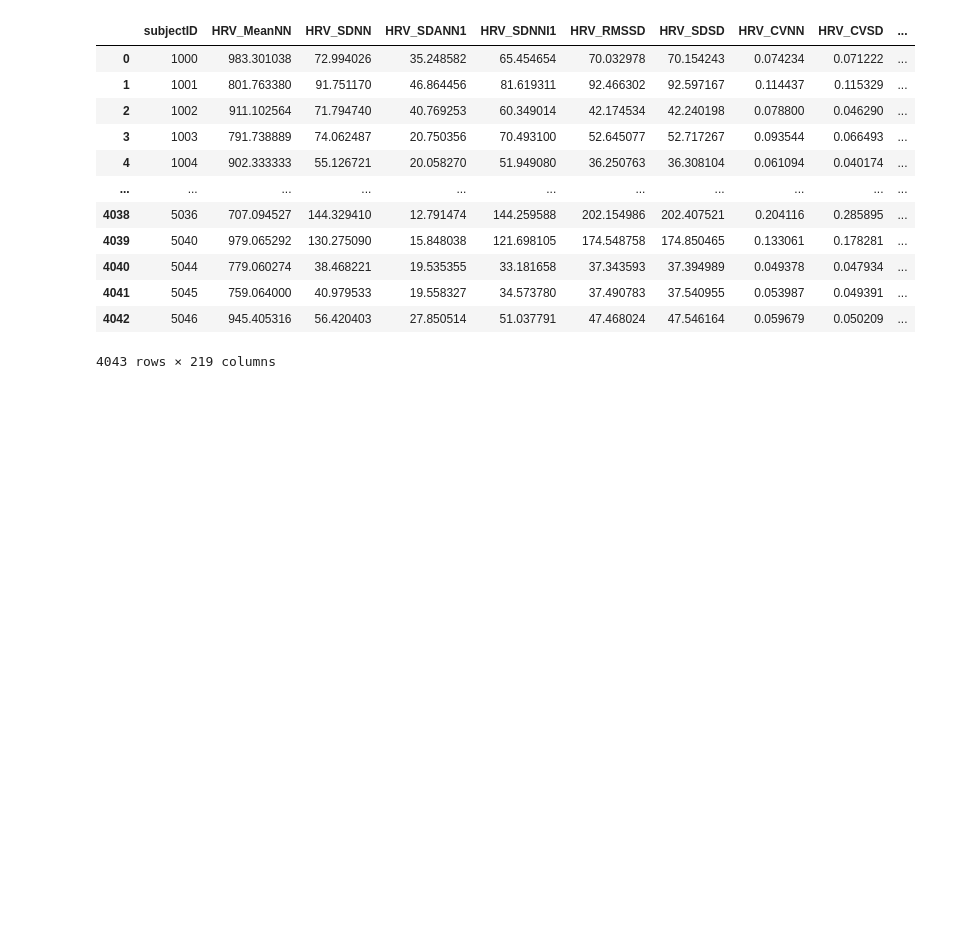
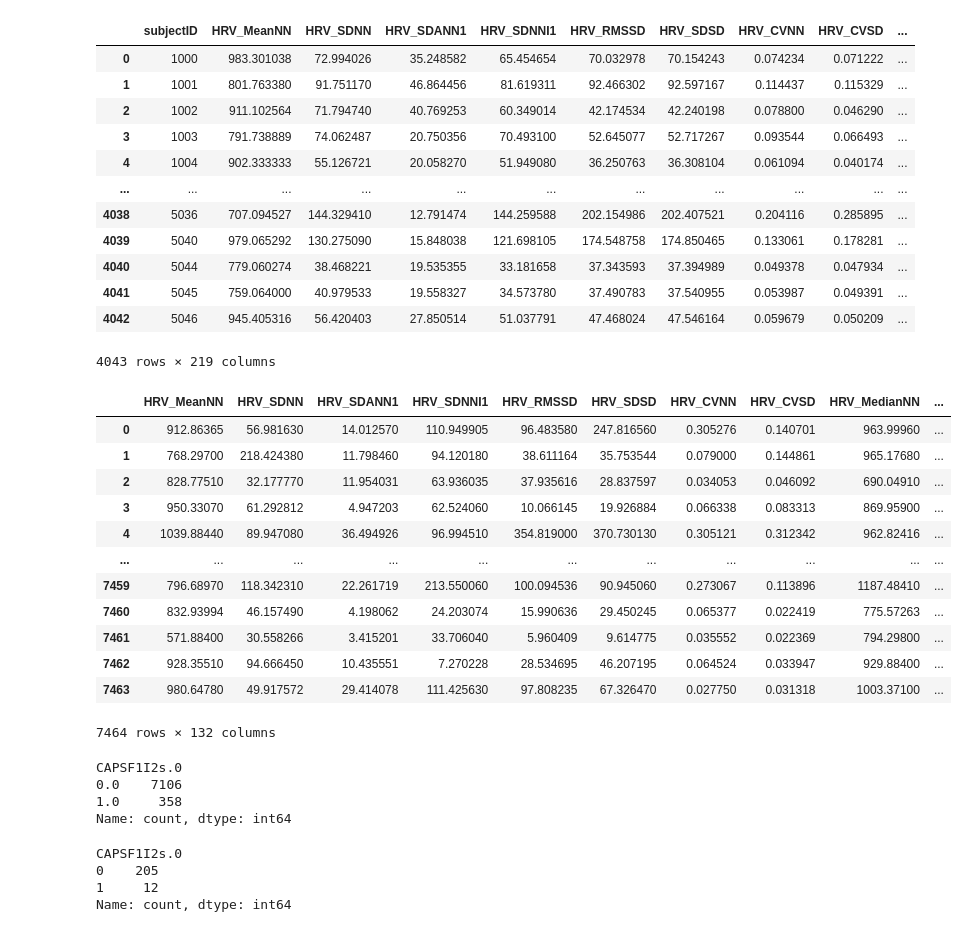
Before and after one commit to Yogesh914/ml_mrs, a Jupyter notebook: data_analysis.ipynb, the cells around one changed output. Drawn from its saved outputs; the diff is of its cells as text; code cells hidden in the pictures; blank space fills up the shorter version.

```diff
--- a/data_analysis.ipynb
+++ b/data_analysis.ipynb
@@ -412,3 +444,48 @@ data_dict_post['merged_df'] = df_both
 
 with open('./data/both_deployment_data.pkl', 'wb') as f:
     pickle.dump(data_dict_post, f)
+# %%
+import pandas as pd
+
+train = pd.read_csv('train.csv')
+test = pd.read_csv('test.csv')
+# %%
+sample_df_0 = pd.read_csv('samples_0.csv')
+sample_df_1 = pd.read_csv('samples_1.csv')
+sample_df_2 = pd.read_csv('samples_2.csv')
+sample_df_3 = pd.read_csv('samples_3.csv')
+sample_df_4 = pd.read_csv('samples_4.csv')
+sample_df_5 = pd.read_csv('samples_5.csv')
+sample_df_6 = pd.read_csv('samples_6.csv')
+sample_df_7 = pd.read_csv('samples_7.csv')
+sample_df_8 = pd.read_csv('samples_8.csv')
+sample_df_9 = pd.read_csv('samples_9.csv')
+sample_df_10 = pd.read_csv('samples_10.csv')
+
+
+
+all_train = pd.concat([sample_df_0, sample_df_1, sample_df_2, sample_df_3, sample_df_4, sample_df_5, sample_df_6, sample_df_7, sample_df_8, sample_df_9, sample_df_10, train])
+# shuffle all_train
+all_train = all_train.sample(frac=1).reset_index(drop=True)
+all_train
+# %% [output]
+|  | HRV_MeanNN | HRV_SDNN | HRV_SDANN1 | HRV_SDNNI1 | HRV_RMSSD | HRV_SDSD | HRV_CVNN | HRV_CVSD | HRV_MedianNN | ... |
+| 0 | 912.86365 | 56.981630 | 14.012570 | 110.949905 | 96.483580 | 247.816560 | 0.305276 | 0.140701 | 963.99960 | ... |
+| 1 | 768.29700 | 218.424380 | 11.798460 | 94.120180 | 38.611164 | 35.753544 | 0.079000 | 0.144861 | 965.17680 | ... |
+| 2 | 828.77510 | 32.177770 | 11.954031 | 63.936035 | 37.935616 | 28.837597 | 0.034053 | 0.046092 | 690.04910 | ... |
+| 3 | 950.33070 | 61.292812 | 4.947203 | 62.524060 | 10.066145 | 19.926884 | 0.066338 | 0.083313 | 869.95900 | ... |
+| 4 | 1039.88440 | 89.947080 | 36.494926 | 96.994510 | 354.819000 | 370.730130 | 0.305121 | 0.312342 | 962.82416 | ... |
+| ... | ... | ... | ... | ... | ... | ... | ... | ... | ... | ... |
+| 7459 | 796.68970 | 118.342310 | 22.261719 | 213.550060 | 100.094536 | 90.945060 | 0.273067 | 0.113896 | 1187.48410 | ... |
+| 7460 | 832.93994 | 46.157490 | 4.198062 | 24.203074 | 15.990636 | 29.450245 | 0.065377 | 0.022419 | 775.57263 | ... |
+| 7461 | 571.88400 | 30.558266 | 3.415201 | 33.706040 | 5.960409 | 9.614775 | 0.035552 | 0.022369 | 794.29800 | ... |
+| 7462 | 928.35510 | 94.666450 | 10.435551 | 7.270228 | 28.534695 | 46.207195 | 0.064524 | 0.033947 | 929.88400 | ... |
+| 7463 | 980.64780 | 49.917572 | 29.414078 | 111.425630 | 97.808235 | 67.326470 | 0.027750 | 0.031318 | 1003.37100 | ... |
+7464 rows × 132 columns
+# %%
+all_train['CAPSF1I2s.0'].value_counts()
+# %% [output]
+CAPSF1I2s.0
+0.0    7106
+1.0     358
+Name: count, dtype: int64
@@ -414,0 +509,7 @@ with open('./data/both_deployment_data.pkl', 'wb') as f:
+# %%
+test['CAPSF1I2s.0'].value_counts()
+# %% [output]
+CAPSF1I2s.0
+0    205
+1     12
+Name: count, dtype: int64
```
Also changed, not shown: parts of 10 cells of this notebook, 14 other files.
